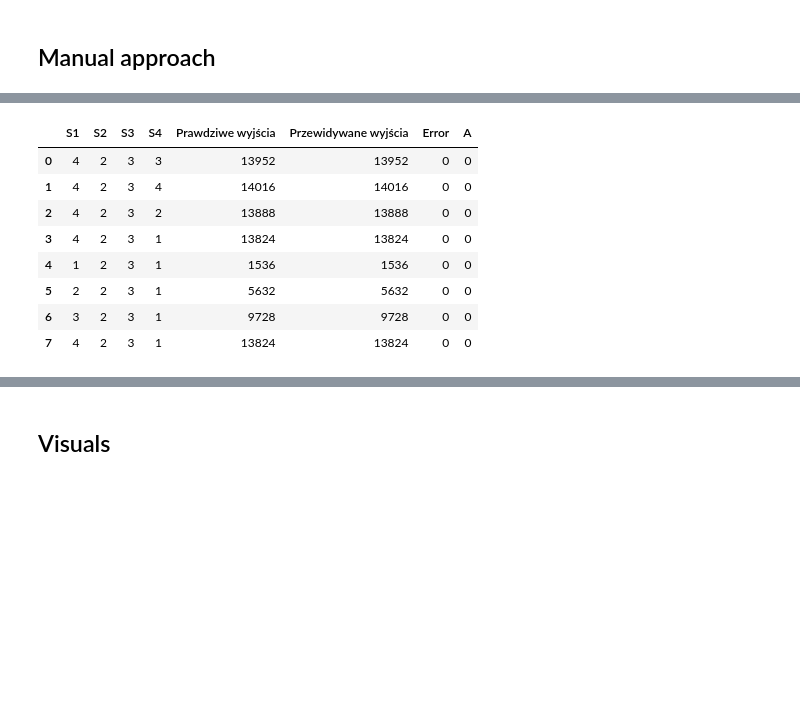
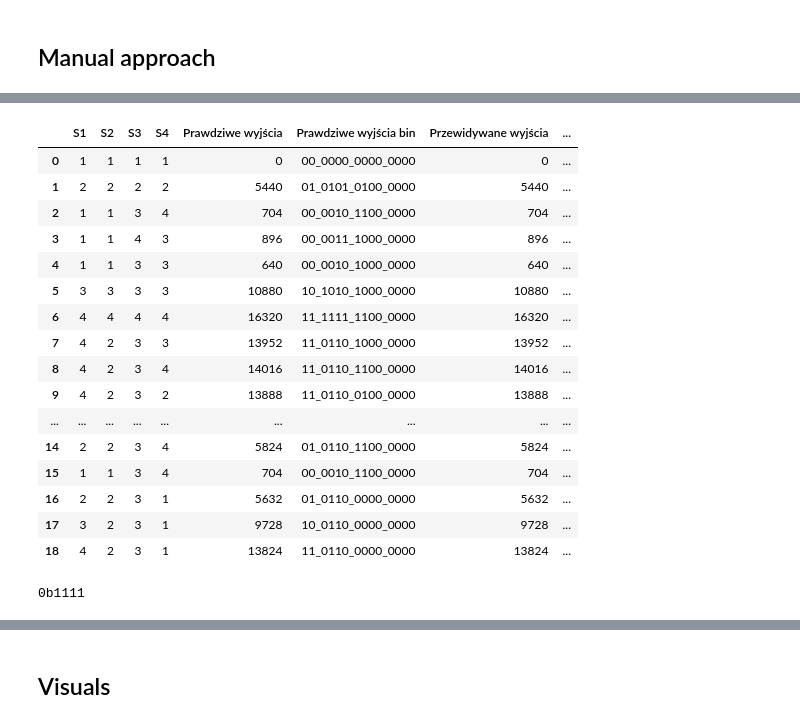
Before and after one commit to ekamil/dell-ddc-documentation, a Jupyter notebook: analyse_inputs.ipynb, the cells around one changed output, grey strips where cells are left out. Saved outputs shown, nothing was run; the diff lists cells and outputs as text; code cells hidden in the pictures; blank space fills up the shorter version.

```diff
--- a/analyse_inputs.ipynb
+++ b/analyse_inputs.ipynb
@@ -465,14 +398,14 @@ def generate_function(w6=0, w7=5, w8=10):
     return model
 # %%
 # 4. Funkcja generująca funkcję predykcyjną na podstawie wag (E7, KVM)
-def generate_function(w1=11, w2=8, w3=8, w4=5):
+def generate_function(w1=4, w2=6, w3=8, w4=12):
     def model(DP1, DP2, HDMI1, HDMI2):
+        w1, w2, w3, w4 = (12, 10, 8, 6)
         return (
-            0
-            + DP1 * (2 << w1)
-            - DP2 * (2 << w2)
-            - HDMI1 * (2 << w3)
-            - ((HDMI2 - 1) * (-2 << w4))
+            ((DP1 - 1) << w1)
+            ^ ((DP2 - 1) << w2)
+            ^ ((HDMI1 - 1) << w3)
+            ^ ((HDMI2 - 1) << w4)
         )
 
     return model
@@ -547 +452,4 @@ Optymalizowane wagi: (11, 8, 8, 5)
+# %%
+# optional override
+optimized_weights = (12, 10, 8, 6)
 # %%
@@ -589,33 +497,58 @@ plt.show()
 # %%
+from math import log
+
+
+def ln(n) -> int:
+    try:
+        return log(n, 2)
+    except:
+        return -1
+
+
+vl = np.vectorize(ln)
+
 combined_df = pd.DataFrame(
     {
         "S1": X.values[:, 0],
         "S2": X.values[:, 1],
         "S3": X.values[:, 2],
         "S4": X.values[:, 3],
         "Prawdziwe wyjścia": y.values,
+        "Prawdziwe wyjścia bin ": [f"{val:017_b}" for val in y.values],
         "Przewidywane wyjścia": all_predicted_outputs,
-        "Error": all_predicted_outputs - y.values,
-        "A": (
-            0
-            + X.values[:, 0] * (2 << 11)
-            - X.values[:, 1] * (2 << 8)
-            - X.values[:, 2] * (2 << 8)
-            - ((X.values[:, 3] - 1) * (-2 << 5))
-        )
-        - y.values,
+        "Error": (all_predicted_outputs - y.values),
+        # "Error here": (
+        #     0
+        #     + X.values[:, 0] * (2 << 11)
+        #     - X.values[:, 1] * (2 << 8)
+        #     - X.values[:, 2] * (2 << 8)
+        #     - ((X.values[:, 3] - 1) * (-2 << 5))
+        # )
+        # - y.values,
     }
 )
 
 combined_df
 # %% [output]
-|  | S1 | S2 | S3 | S4 | Prawdziwe wyjścia | Przewidywane wyjścia | Error | A |
-| 0 | 4 | 2 | 3 | 3 | 13952 | 13952 | 0 | 0 |
-| 1 | 4 | 2 | 3 | 4 | 14016 | 14016 | 0 | 0 |
-| 2 | 4 | 2 | 3 | 2 | 13888 | 13888 | 0 | 0 |
-| 3 | 4 | 2 | 3 | 1 | 13824 | 13824 | 0 | 0 |
-| 4 | 1 | 2 | 3 | 1 | 1536 | 1536 | 0 | 0 |
-| 5 | 2 | 2 | 3 | 1 | 5632 | 5632 | 0 | 0 |
-| 6 | 3 | 2 | 3 | 1 | 9728 | 9728 | 0 | 0 |
-| 7 | 4 | 2 | 3 | 1 | 13824 | 13824 | 0 | 0 |
+|  | S1 | S2 | S3 | S4 | Prawdziwe wyjścia | Prawdziwe wyjścia bin | Przewidywane wyjścia | ... |
+| 0 | 1 | 1 | 1 | 1 | 0 | 00_0000_0000_0000 | 0 | ... |
+| 1 | 2 | 2 | 2 | 2 | 5440 | 01_0101_0100_0000 | 5440 | ... |
+| 2 | 1 | 1 | 3 | 4 | 704 | 00_0010_1100_0000 | 704 | ... |
+| 3 | 1 | 1 | 4 | 3 | 896 | 00_0011_1000_0000 | 896 | ... |
+| 4 | 1 | 1 | 3 | 3 | 640 | 00_0010_1000_0000 | 640 | ... |
+| 5 | 3 | 3 | 3 | 3 | 10880 | 10_1010_1000_0000 | 10880 | ... |
+| 6 | 4 | 4 | 4 | 4 | 16320 | 11_1111_1100_0000 | 16320 | ... |
+| 7 | 4 | 2 | 3 | 3 | 13952 | 11_0110_1000_0000 | 13952 | ... |
+| 8 | 4 | 2 | 3 | 4 | 14016 | 11_0110_1100_0000 | 14016 | ... |
+| 9 | 4 | 2 | 3 | 2 | 13888 | 11_0110_0100_0000 | 13888 | ... |
+| ... | ... | ... | ... | ... | ... | ... | ... | ... |
+| 14 | 2 | 2 | 3 | 4 | 5824 | 01_0110_1100_0000 | 5824 | ... |
+| 15 | 1 | 1 | 3 | 4 | 704 | 00_0010_1100_0000 | 704 | ... |
+| 16 | 2 | 2 | 3 | 1 | 5632 | 01_0110_0000_0000 | 5632 | ... |
+| 17 | 3 | 2 | 3 | 1 | 9728 | 10_0110_0000_0000 | 9728 | ... |
+| 18 | 4 | 2 | 3 | 1 | 13824 | 11_0110_0000_0000 | 13824 | ... |
+# %%
+print(bin((1 << 4) - 1))
+# %% [output]
+0b1111
 # %%
```
Also changed, not shown: parts of 42 cells of this notebook, 4 other files.
